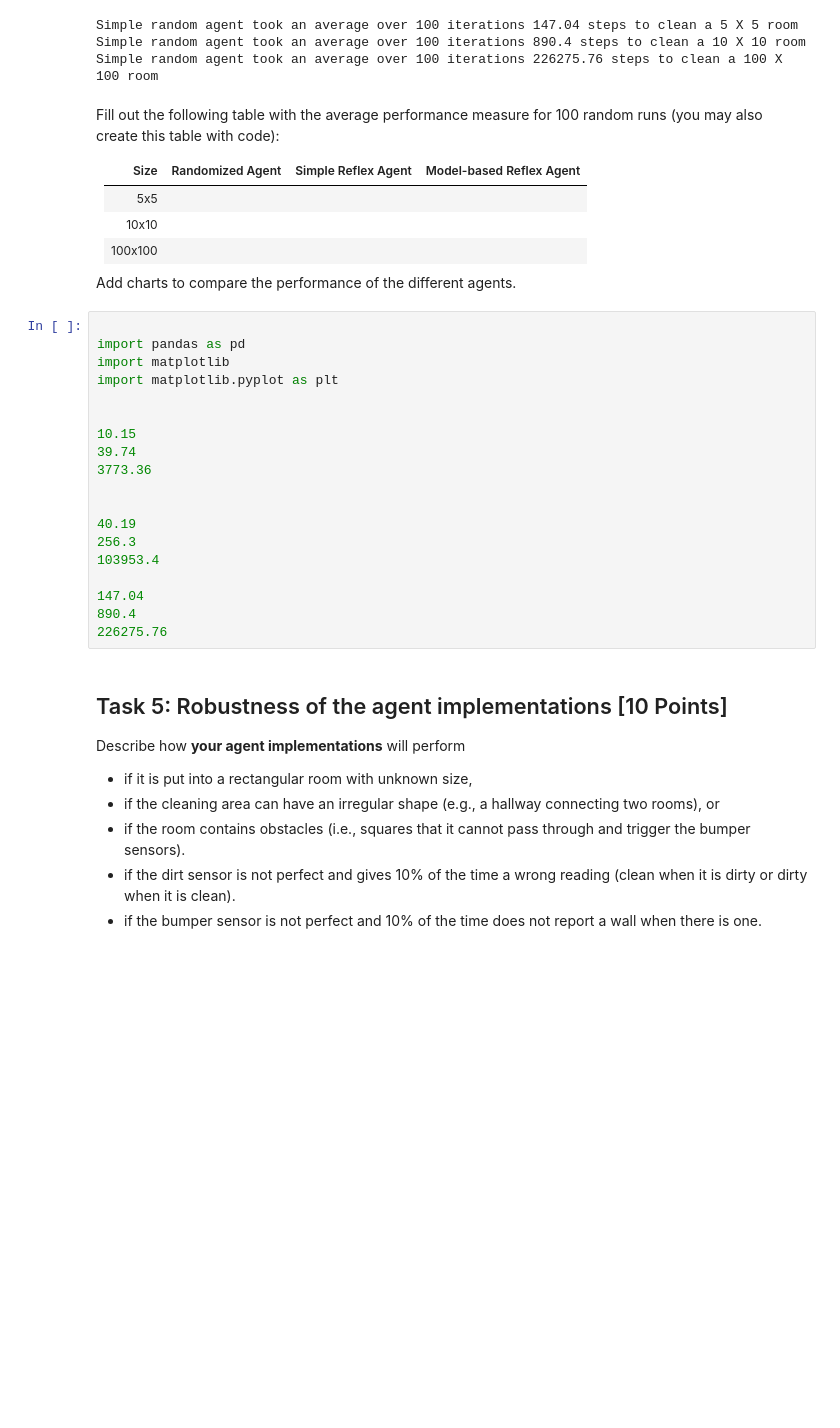
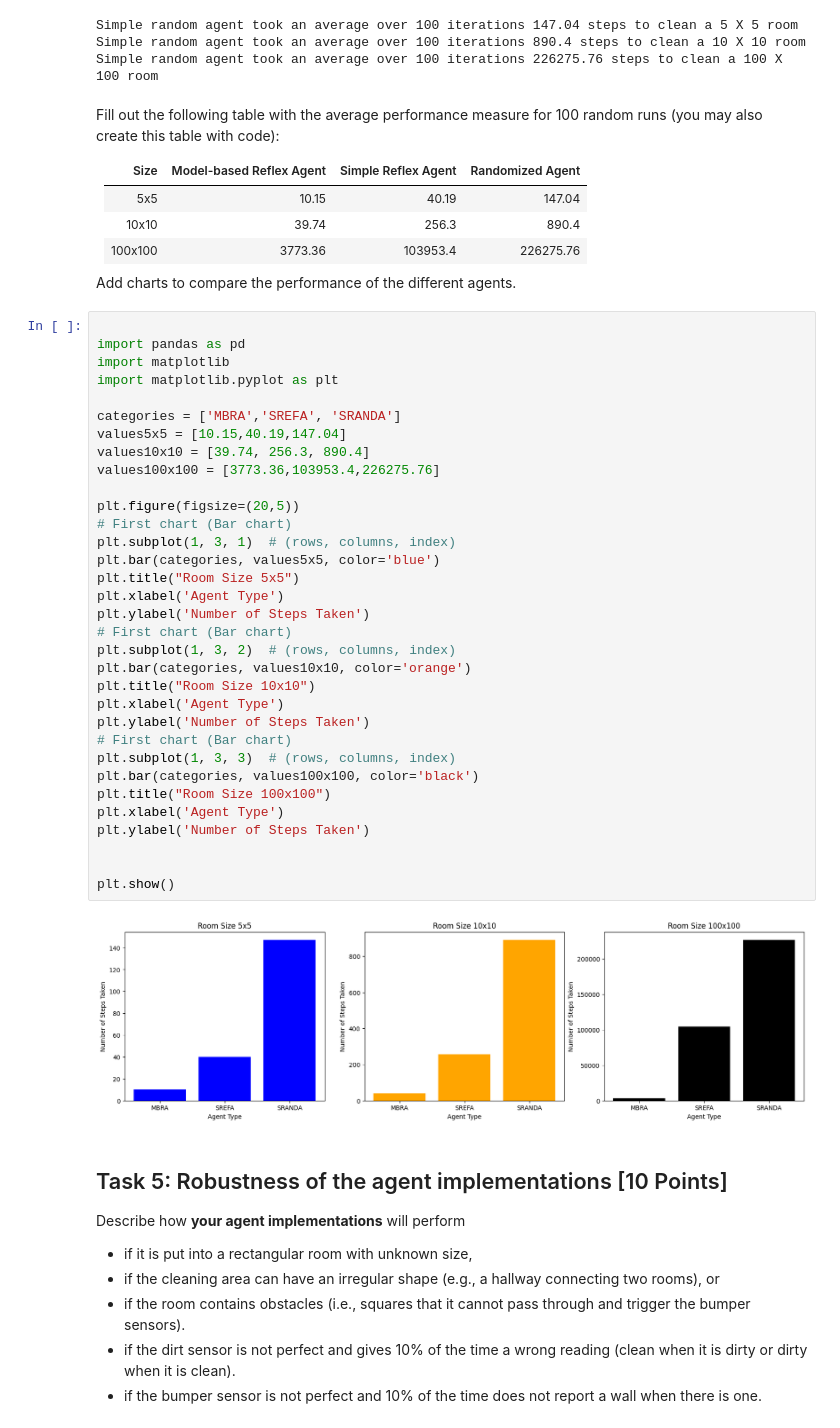
Before and after one commit to JamocaVisions/CodeCursor, a Jupyter notebook: Agents/robot_vacuum.ipynb, the cells around one changed output. Saved outputs shown, nothing was run; the diff lists cells and outputs as text; blank space fills up the shorter version.

```diff
--- a/Agents/robot_vacuum.ipynb
+++ b/Agents/robot_vacuum.ipynb
@@ -373,32 +389,48 @@ Simple random agent took an average over 100 iterations 226275.76 steps to clean
 # %% [markdown]
 Fill out the following table with the average performance measure for 100 random runs (you may also create this table with code):
 
-| Size     | Randomized Agent | Simple Reflex Agent | Model-based Reflex Agent |
+| Size     | Model-based Reflex Agent | Simple Reflex Agent | Randomized Agent |
 |----------|------------------|---------------------|--------------------------|
-| 5x5     | | | |
-| 10x10   | | | |
-| 100x100 | | | |
+| 5x5     |10.15|40.19|147.04|
+| 10x10   | 39.74|256.3|890.4|
+| 100x100 | 3773.36|103953.4|226275.76|
 
 Add charts to compare the performance of the different agents.
-# %%
-
-import pandas as pd
-import matplotlib
-import matplotlib.pyplot as plt
-
-
-10.15
-39.74
-3773.36
-
-
-40.19
-256.3
-103953.4
-
-147.04
-890.4
-226275.76
+# %%
+
+import pandas as pd
+import matplotlib
+import matplotlib.pyplot as plt
+
+categories = ['MBRA','SREFA', 'SRANDA']
+values5x5 = [10.15,40.19,147.04]
+values10x10 = [39.74, 256.3, 890.4]
+values100x100 = [3773.36,103953.4,226275.76]
+
+plt.figure(figsize=(20,5))
+# First chart (Bar chart)
+plt.subplot(1, 3, 1)  # (rows, columns, index)
+plt.bar(categories, values5x5, color='blue')
+plt.title("Room Size 5x5")
+plt.xlabel('Agent Type')
+plt.ylabel('Number of Steps Taken')
+# First chart (Bar chart)
+plt.subplot(1, 3, 2)  # (rows, columns, index)
+plt.bar(categories, values10x10, color='orange')
+plt.title("Room Size 10x10")
+plt.xlabel('Agent Type')
+plt.ylabel('Number of Steps Taken')
+# First chart (Bar chart)
+plt.subplot(1, 3, 3)  # (rows, columns, index)
+plt.bar(categories, values100x100, color='black')
+plt.title("Room Size 100x100")
+plt.xlabel('Agent Type')
+plt.ylabel('Number of Steps Taken')
+
+
+plt.show()
+# %% [output]
+[figure, added]
 # %% [markdown]
 ## Task 5: Robustness of the agent implementations [10 Points]
 
```
Also changed, not shown: parts of 13 cells of this notebook.
